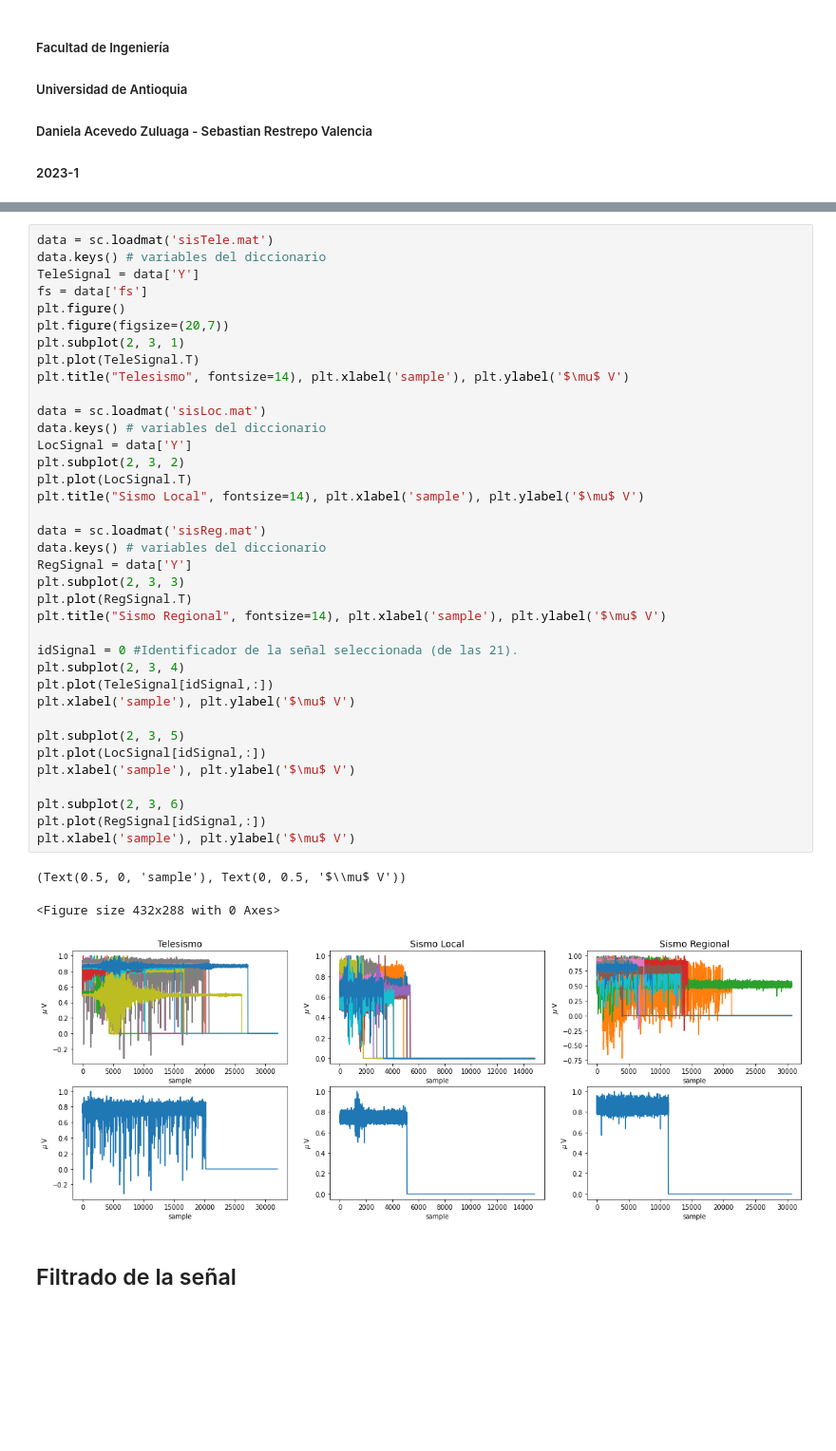
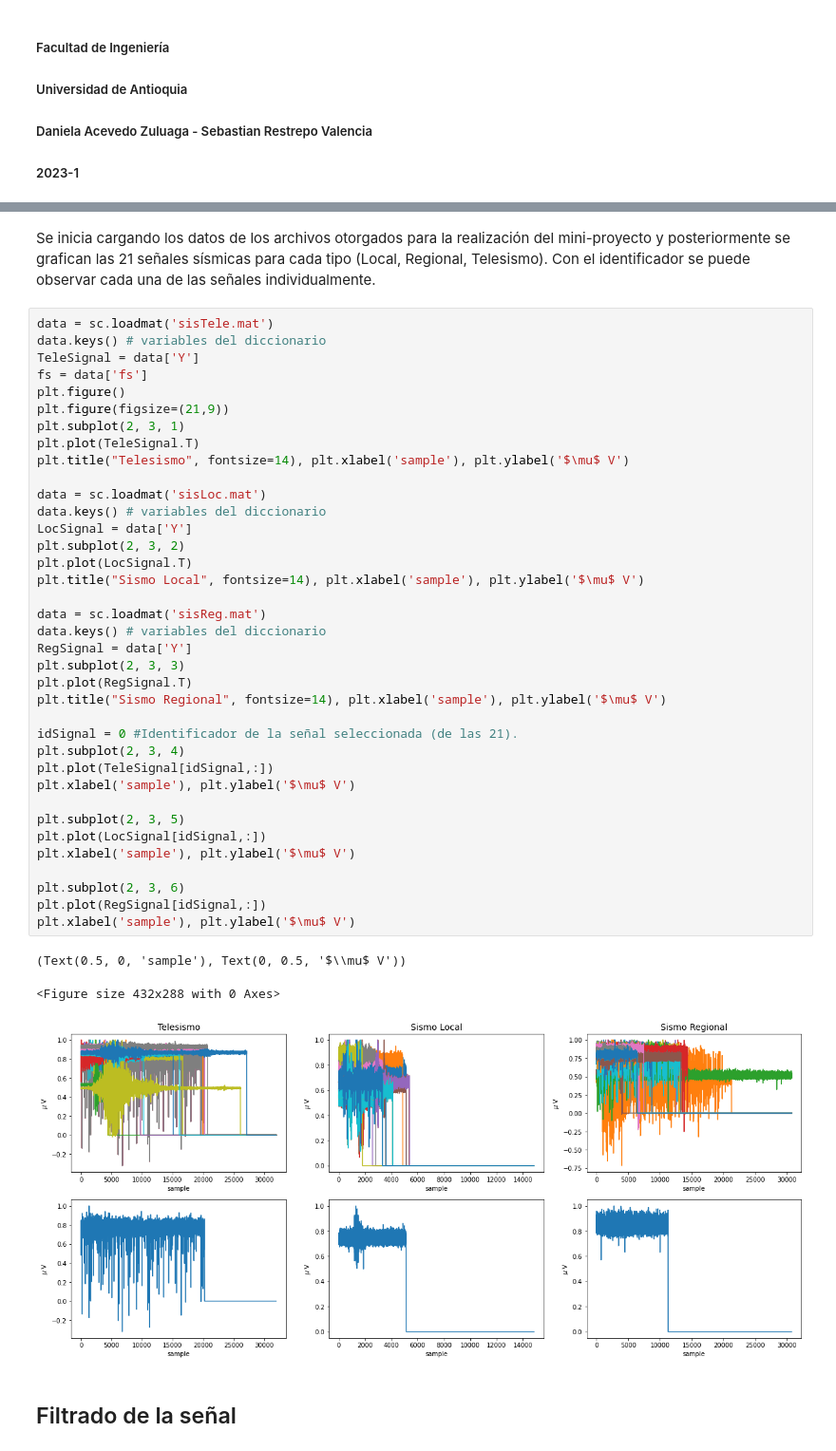
Before and after one commit to sebastianrpo/SPIII, a Jupyter notebook: MP1.ipynb, the cells around one changed output, grey strips where cells are left out. Shown at 95% size. Drawn from its saved outputs; the diff is of its cells as text; blank space fills up the shorter version.

```diff
--- a/MP1.ipynb
+++ b/MP1.ipynb
@@ -55,43 +58,45 @@ from scipy.signal import stft, bode, butter, lfilter, freqz
+# %% [markdown]
+Se inicia cargando los datos de los archivos otorgados para la realización del mini-proyecto y posteriormente se grafican las 21 señales sísmicas para cada tipo (Local, Regional, Telesismo). Con el identificador se puede observar cada una de las señales individualmente.
 # %%
 data = sc.loadmat('sisTele.mat')
 data.keys() # variables del diccionario
 TeleSignal = data['Y']
 fs = data['fs']
 plt.figure()
-plt.figure(figsize=(20,7))
+plt.figure(figsize=(21,9))
 plt.subplot(2, 3, 1)
 plt.plot(TeleSignal.T)
 plt.title("Telesismo", fontsize=14), plt.xlabel('sample'), plt.ylabel('$\mu$ V')
 
 data = sc.loadmat('sisLoc.mat')
 data.keys() # variables del diccionario
 LocSignal = data['Y']
 plt.subplot(2, 3, 2)
 plt.plot(LocSignal.T)
 plt.title("Sismo Local", fontsize=14), plt.xlabel('sample'), plt.ylabel('$\mu$ V')
 
 data = sc.loadmat('sisReg.mat')
 data.keys() # variables del diccionario
 RegSignal = data['Y']
 plt.subplot(2, 3, 3)
 plt.plot(RegSignal.T)
 plt.title("Sismo Regional", fontsize=14), plt.xlabel('sample'), plt.ylabel('$\mu$ V')
 
 idSignal = 0 #Identificador de la señal seleccionada (de las 21).
 plt.subplot(2, 3, 4)
 plt.plot(TeleSignal[idSignal,:])
 plt.xlabel('sample'), plt.ylabel('$\mu$ V')
 
 plt.subplot(2, 3, 5)
 plt.plot(LocSignal[idSignal,:])
 plt.xlabel('sample'), plt.ylabel('$\mu$ V')
 
 plt.subplot(2, 3, 6)
 plt.plot(RegSignal[idSignal,:])
 plt.xlabel('sample'), plt.ylabel('$\mu$ V')
 # %% [output]
 (Text(0.5, 0, 'sample'), Text(0, 0.5, '$\\mu$ V'))
 <Figure size 432x288 with 0 Axes>
-[figure, old version]
+[figure, new version]
 # %% [markdown]
 ## Filtrado de la señal
```
Also changed, not shown: parts of 29 cells of this notebook.
